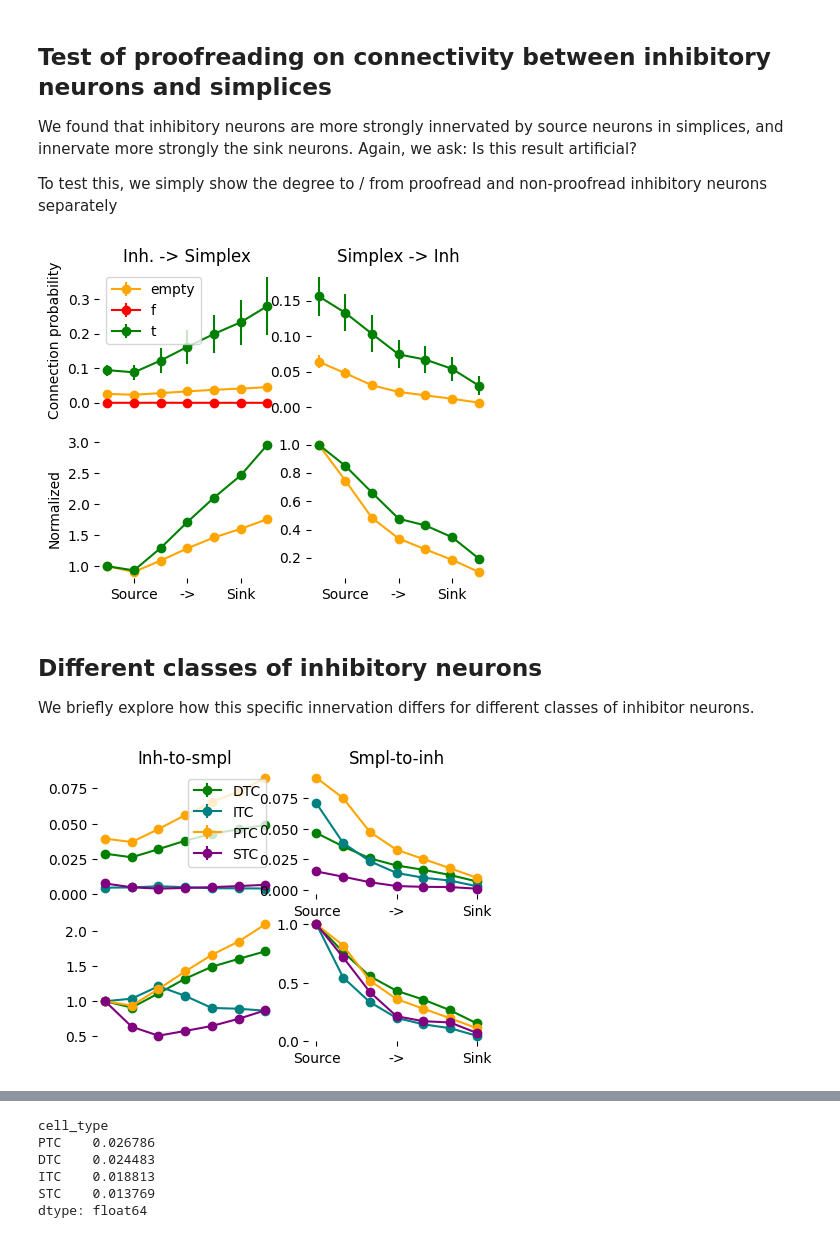
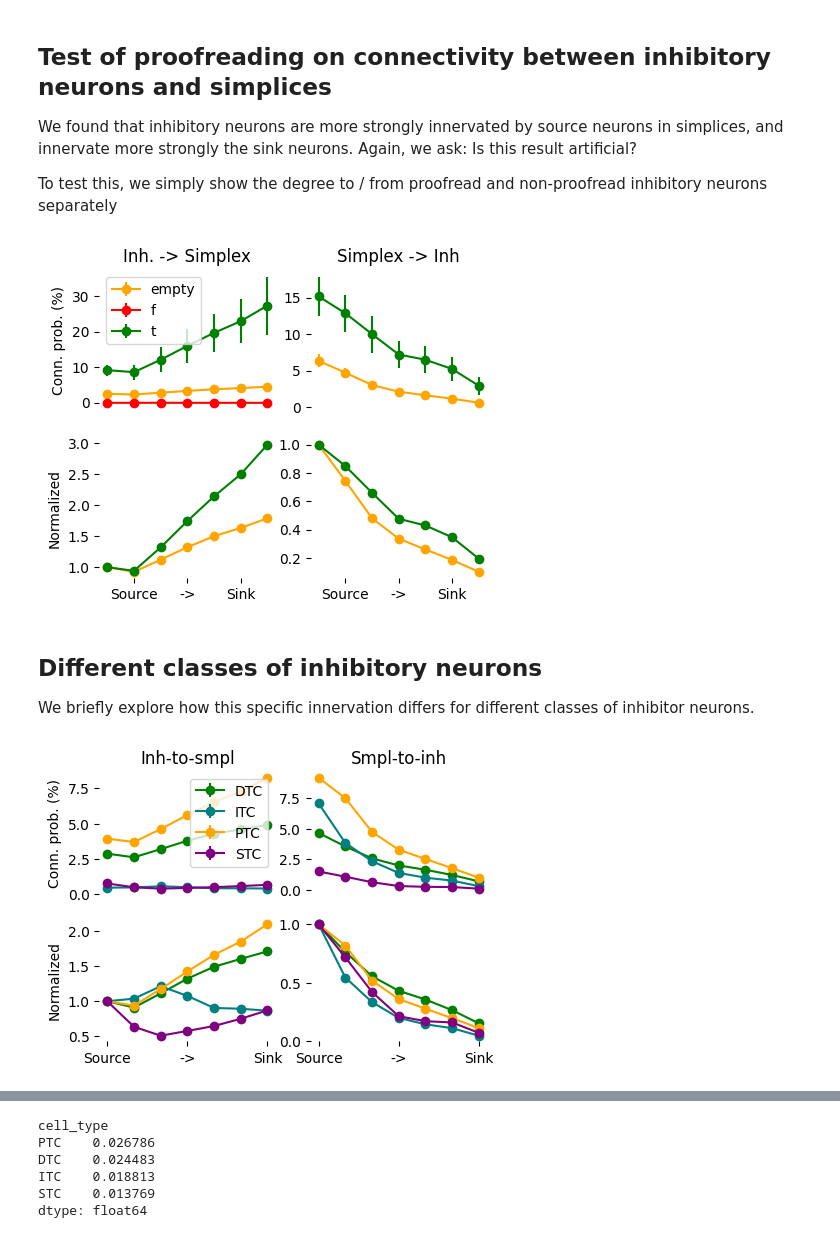
Before and after one commit to MWolfR/excitation_inhibition_topology, a Jupyter notebook: Plot test of proofreading.ipynb, the cells around one changed output, grey strips where cells are left out. Drawn from its saved outputs; the diff is of its cells as text; code cells hidden in the pictures.

```diff
--- a/Plot test of proofreading.ipynb
+++ b/Plot test of proofreading.ipynb
@@ -46,7 +46,7 @@ node_part_mn = df.groupby(str_status).mean()
 node_part_sem = df.groupby(str_status).std() / numpy.sqrt(len(dfs))
 
 
-fig = plt.figure(figsize=(3., 4))
+fig = plt.figure(figsize=(1.8, 4))
 ax = fig.add_subplot(2, 1, 1)
 legend_tl = {"empty": "Not validated", "f": "Failed", "t": "Validated"}
 
@@ -65,4 +65,6 @@ for ix in node_part_mn.index:
 ax.set_ylabel("Normalized")
 ax.set_xlabel("Dimension")
 ax.set_frame_on(False)
+
+fig.savefig("plots/nr_node_participation.pdf")
 # %% [output]
@@ -84,7 +86,7 @@ df = pandas.concat(dfs, axis=0)
 prob_per_pos = df.groupby("status_axon")[[0, 1, 2, 3, 4, 5, 6]].mean()
 
 
-fig = plt.figure(figsize=(3.5, 4))
+fig = plt.figure(figsize=(2., 4))
 ax = fig.add_subplot(2, 1, 1)
 legend_tl = {"empty": "Not validated", "f": "Failed", "t": "Validated"}
 
@@ -104,4 +106,6 @@ ax.set_ylabel("Normalizd frac.")
 ax.set_xticks([1, 3, 5]); ax.set_xticklabels(["Source", "->", "Sink"])
 ax.set_xlabel("Position")
 ax.set_frame_on(False)
+
+fig.savefig("plots/nr_divergences.pdf")
 # %% [output]
@@ -118,8 +122,8 @@ dfs = read_all_instances(fn, "inh_interactions_by_proofread")
 df = pandas.concat(dfs, axis=0)
 
 # CALCULATE MEAN
-degs_mn = df.mean(axis=0).unstack("Position")
-degs_sem = (df.std(axis=0) / numpy.sqrt(len(dfs))).unstack("Position")
+degs_mn = 100 * df.mean(axis=0).unstack("Position")
+degs_sem = 100 * (df.std(axis=0) / numpy.sqrt(len(dfs))).unstack("Position")
 
 ttl_tl = {
     "Inh-to-smpl": "Inh. -> Simplex",
@@ -142,7 +146,7 @@ for i, direction in enumerate(["Inh-to-smpl", "Smpl-to-inh"]):
     ax.set_xticks([])
     if i == 0:
         plt.legend()
-        ax.set_ylabel("Connection probability")
+        ax.set_ylabel("Conn. prob. (%)")
     ax.set_title(ttl_tl[direction])
 
     # NORMALIZED
@@ -155,8 +159,10 @@ for i, direction in enumerate(["Inh-to-smpl", "Smpl-to-inh"]):
     if i == 0:
         ax.set_ylabel("Normalized")
     ax.set_xticks([1, 3, 5]); ax.set_xticklabels(["Source", "->", "Sink"])
+
+fig.savefig("plots/nr_inh_innervation.pdf")
 # %% [output]
-[figure, old version]
+[figure, new version]
 # %% [markdown]
 ## Different classes of inhibitory neurons
 
@@ -165,42 +171,47 @@ We briefly explore how this specific innervation differs for different classes o
 dfs = read_all_instances(fn, "inh_interactions_by_cell_type")
 df = pandas.concat(dfs, axis=0)
 
-mn_df = df.mean().unstack(["direction", "Position"])
-sd_df = df.std().unstack(["direction", "Position"]) / numpy.sqrt(len(df))
+mn_df = 100 * df.mean().unstack(["direction", "Position"])
+sd_df = 100 * df.std().unstack(["direction", "Position"]) / numpy.sqrt(len(df))
 overall_mns = df.stack(-1).mean().unstack("direction")
 
 
 fig = plt.figure(figsize=(5, 3.5))
 cols = ["green", "teal", "orange", "purple"]
 offset = [0,0,0,0]
 col_names = ("Inh-to-smpl", "Smpl-to-inh")
 
 for i, col_nm in enumerate(col_names):
     ax = fig.add_subplot(2, 2, i+1)
     for ix, col, o in zip(mn_df.index, cols, offset):
         mn = mn_df[col_nm].loc[ix]; sd = sd_df[col_nm].loc[ix]
         x = numpy.linspace(0, 1, len(mn)) + o
         ax.errorbar(x, mn, yerr=sd, color=col, marker='o', label=ix)
     ax.set_frame_on(False)
     ax.set_xticks([])
     ax.set_title(col_nm)
     if i == 0:
         plt.legend()
+        ax.set_ylabel("Conn. prob. (%)")
     else:
-        ax.set_xticks([0, 0.5, 1]); ax.set_xticklabels(["Source", "->", "Sink"])
+        pass
 
 for i, col_nm in enumerate(col_names):
     ax = fig.add_subplot(2, 2, i+3)
     for ix, col, o in zip(mn_df.index, cols, offset):
         mn = mn_df[col_nm].loc[ix]; sd = sd_df[col_nm].loc[ix]
         x = numpy.linspace(0, 1, len(mn)) + o
         ax.plot(x, mn / mn[0], color=col, marker='o', label=ix)
     ax.set_frame_on(False)
     ax.set_xticks([])
-    if i > 0:
-        ax.set_xticks([0, 0.5, 1]); ax.set_xticklabels(["Source", "->", "Sink"])
+    ax.set_xticks([0, 0.5, 1]); ax.set_xticklabels(["Source", "->", "Sink"])
+    if i == 0:
+        ax.set_ylabel("Normalized")
+
+
+fig.savefig("plots/nr_inh_inn_by_type.pdf")
 # %% [output]
-[figure, old version]
+[figure, new version]
 # %%
 dfs = read_all_instances(fn, "e_degrees_by_inh_class")
 # Note: The 'count' entry will be the same for all dfs, since we always
```
Also changed, not shown: parts of 5 cells of this notebook, 4 other files.
